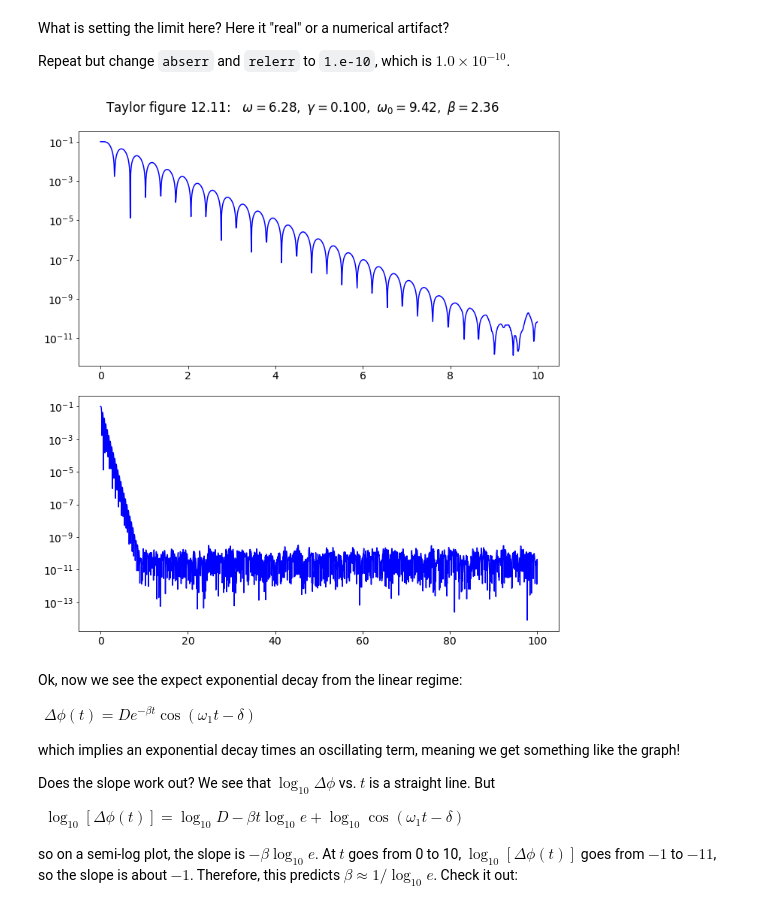
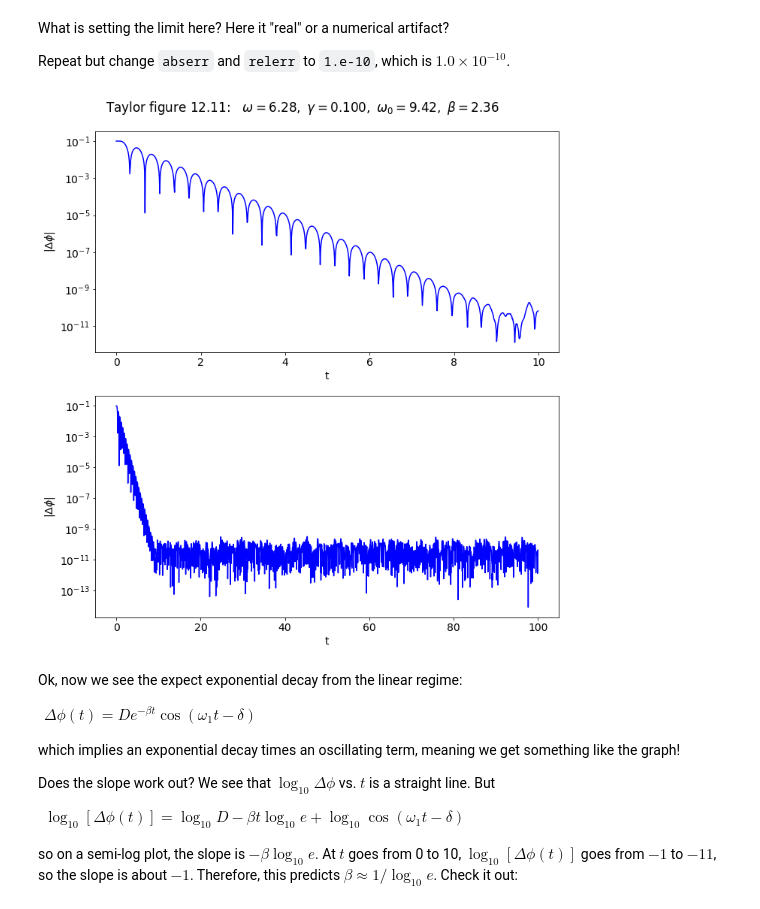
Before and after one commit to furnstahl/5300-notebooks, a Jupyter notebook: week_3/Multiple_pendulum_plots_Section_12.5.ipynb, the cells around one changed output. Cells and saved outputs as stored; diff of their text form; code cells hidden in the pictures.

```diff
--- a/week_3/Multiple_pendulum_plots_Section_12.5.ipynb
+++ b/week_3/Multiple_pendulum_plots_Section_12.5.ipynb
@@ -511,34 +515,38 @@ Delta_phi = np.fabs(phi_2 - phi_1)
 font_size = 14
 plt.rcParams.update({'font.size': font_size})
 
 # start the plot!
 fig = plt.figure(figsize=(10,10))
 overall_title = 'Taylor figure 12.11:  ' + \
                 rf' $\omega = {omega_ext:.2f},$' + \
                 rf' $\gamma = {gamma_ext:.3f},$' + \
                 rf' $\omega_0 = {omega_0:.2f},$' + \
                 rf' $\beta = {beta:.2f}$' + \
                 '\n'     # \n means a new line (adds some space here)
 fig.suptitle(overall_title, va='baseline')
 
 # two plot: plot from t=0 to t=8 and another from t=0 to t=100
 ax_a = fig.add_subplot(2,1,1)
 
 start, stop = start_stop_indices(t_pts, 0., 10.)
 ax_a.semilogy(t_pts[start : stop], Delta_phi[start : stop],
             color='blue', label=None)
+ax_a.set_xlabel('t')
+ax_a.set_ylabel(r'$|\Delta\phi|$')
 
 ax_b = fig.add_subplot(2,1,2)
 
 start, stop = start_stop_indices(t_pts, 0., 100.)
 plot_y_vs_x(t_pts[start : stop], Delta_phi[start : stop],
             color='blue', label=None, semilogy=True)
+ax_b.set_xlabel('t')
+ax_b.set_ylabel(r'$|\Delta\phi|$')
 
 fig.tight_layout()
 # always bbox_inches='tight' for best results.  Further adjustments also.
 fig.savefig('figure_12.11.png', bbox_inches='tight')
 # %% [output]
-[figure, old version]
+[figure, new version]
 # %% [markdown]
 Ok, now we see the expect exponential decay from the linear regime:
 
```
Also changed, not shown: parts of 7 cells of this notebook.
